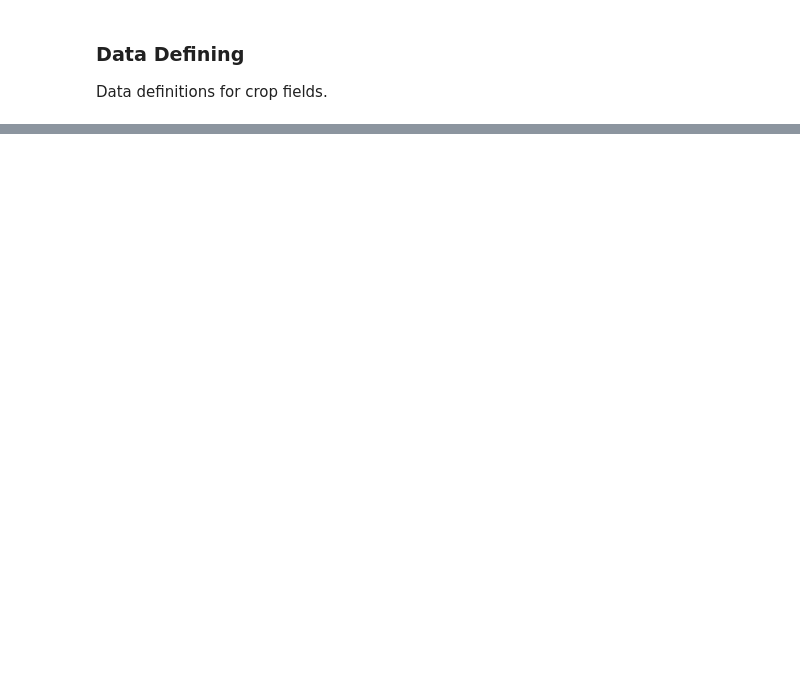
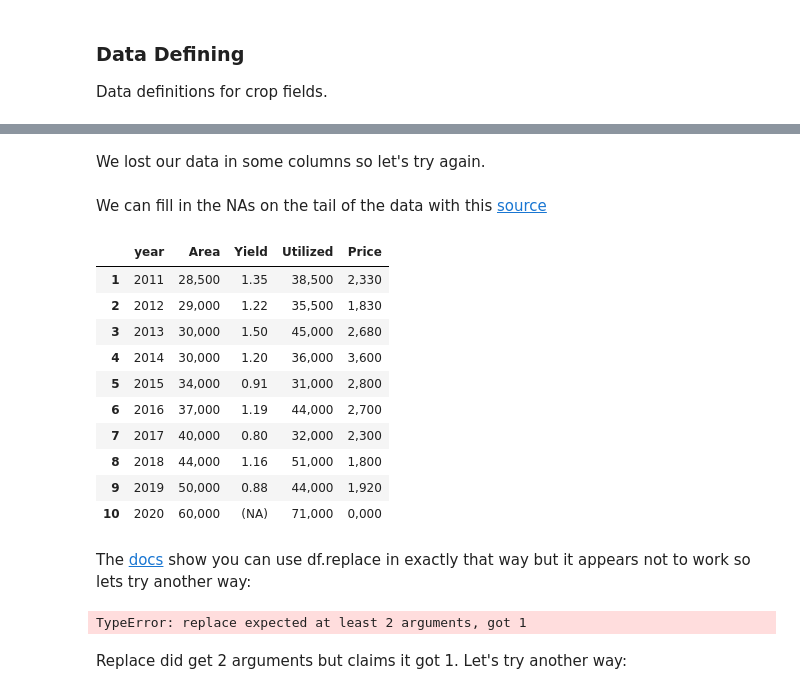
Before and after one commit to sbBEM/cap2, a Jupyter notebook: notebooks/cap2_NB03.ipynb, the cells around one changed output, grey strips where cells are left out. Drawn from its saved outputs; the diff is of its cells as text; code cells hidden in the pictures; blank space fills up the shorter version.

```diff
--- a/notebooks/cap2_NB03.ipynb
+++ b/notebooks/cap2_NB03.ipynb
@@ -108,0 +191,28 @@ cfields = { }
+# %% [markdown]
+We lost our data in some columns so let's try again.
+# %%
+cropdf2 = pd.read_pickle("../data/raw/crop2.pkl")
+# %%
+#drop the first row, as it contains unwanted values
+cleanedcropdf2 = cropdf2.drop([0])
+# %% [markdown]
+We can fill in the NAs on the tail of the data with this [source](https://www.capitalpress.com/ag_sectors/orchards_nuts_vines/usda-predicts-record-hazelnut-crop-in-oregon/article_d1a7ed70-e880-11ea-b0b8-e3dc8b4015c5.html)
+# %%
+#manually fill in the last row with a valid value.
+cleanedcropdf2.loc[10,['Area', 'Price']] = '60,000', '0,000'
+# %%
+cleanedcropdf2.replace(',', 'notacomma')
+# %% [output]
+|  | year | Area | Yield | Utilized | Price |
+| 1 | 2011 | 28,500 | 1.35 | 38,500 | 2,330 |
+| 2 | 2012 | 29,000 | 1.22 | 35,500 | 1,830 |
+| 3 | 2013 | 30,000 | 1.50 | 45,000 | 2,680 |
+| 4 | 2014 | 30,000 | 1.20 | 36,000 | 3,600 |
+| 5 | 2015 | 34,000 | 0.91 | 31,000 | 2,800 |
+| 6 | 2016 | 37,000 | 1.19 | 44,000 | 2,700 |
+| 7 | 2017 | 40,000 | 0.80 | 32,000 | 2,300 |
+| 8 | 2018 | 44,000 | 1.16 | 51,000 | 1,800 |
+| 9 | 2019 | 50,000 | 0.88 | 44,000 | 1,920 |
+| 10 | 2020 | 60,000 | (NA) | 71,000 | 0,000 |
+# %% [markdown]
+The [docs](https://pandas.pydata.org/docs/reference/api/pandas.DataFrame.replace.html) show you can use df.replace in exactly that way but it appears not to work so lets try another way:
@@ -108,0 +221,6 @@ cfields = { }
+# %%
+cleanedcropdf2[commas] = cleanedcropdf2[commas].apply(str.replace(',', '').astype(float))
+# %% [output]
+TypeError: replace expected at least 2 arguments, got 1
+# %% [markdown]
+Replace did get 2 arguments but claims it got 1. Let's try another way:
```
Also changed, not shown: parts of 39 cells of this notebook, 7 other files.
